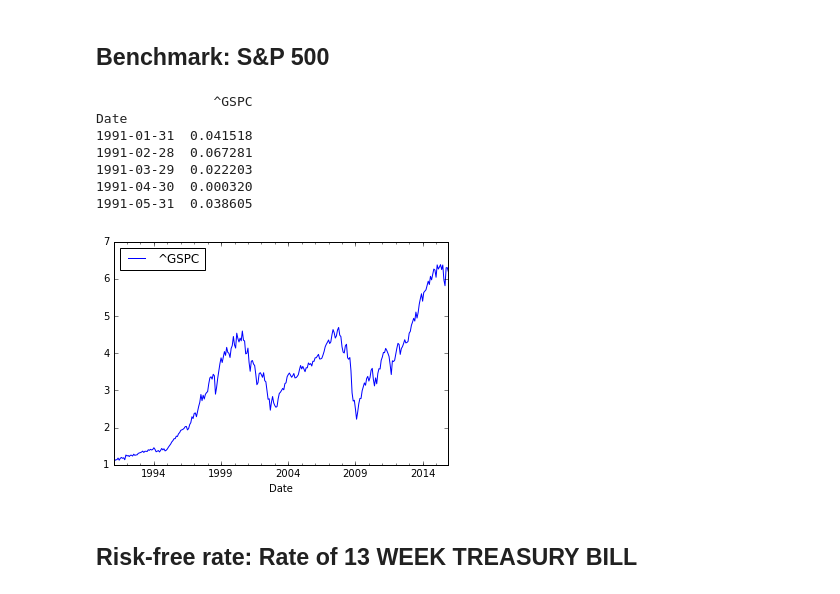
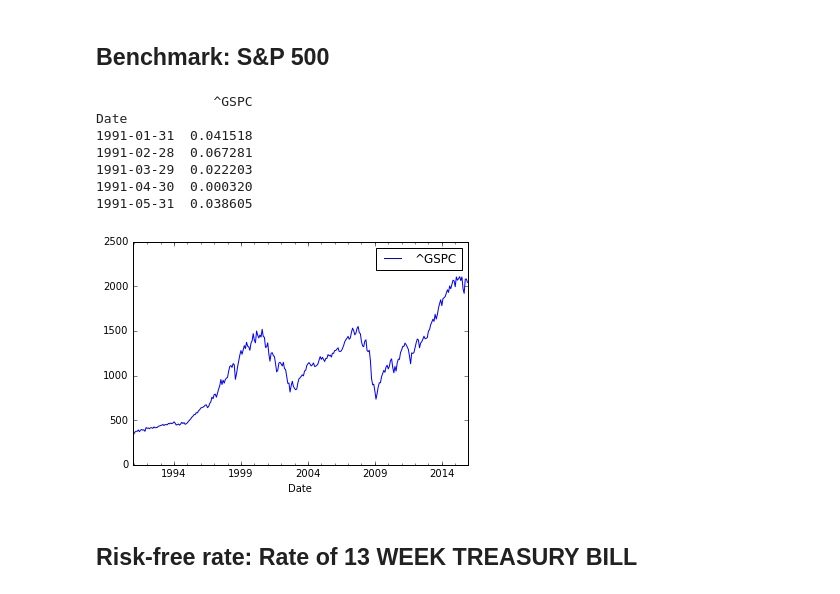
Before and after one commit to quietquanta/quant, a Jupyter notebook: Demo.ipynb, the cells around one changed output. Saved outputs shown, nothing was run; the diff lists cells and outputs as text; code cells hidden in the pictures.

```diff
--- a/Demo.ipynb
+++ b/Demo.ipynb
@@ -41,20 +41,20 @@ The universe of stocks is selected to be all those stocks that have been in S&P5
 # %%
 snp_500 = read_from_csv( "benchmark.csv" );
 snp_500 = snp_500.resample( "BM" ).last();
 snp_500_returns = snp_500.pct_change().iloc[1:];
 benchmark_returns = snp_500_returns;
 
-( 1 + benchmark_returns.iloc[:,0] ).cumprod().plot( legend=True );    # Cumulative return since 1991
+snp_500.plot( legend=True );
 print benchmark_returns.iloc[:5,:];
 # %% [output]
                ^GSPC
 Date
 1991-01-31  0.041518
 1991-02-28  0.067281
 1991-03-29  0.022203
 1991-04-30  0.000320
 1991-05-31  0.038605
-[figure, old version]
+[figure, new version]
 # %% [markdown]
 ## Risk-free rate: Rate of 13 WEEK TREASURY BILL
 # %% [markdown]
```
Also changed, not shown: parts of 20 cells of this notebook, 1 other file.
